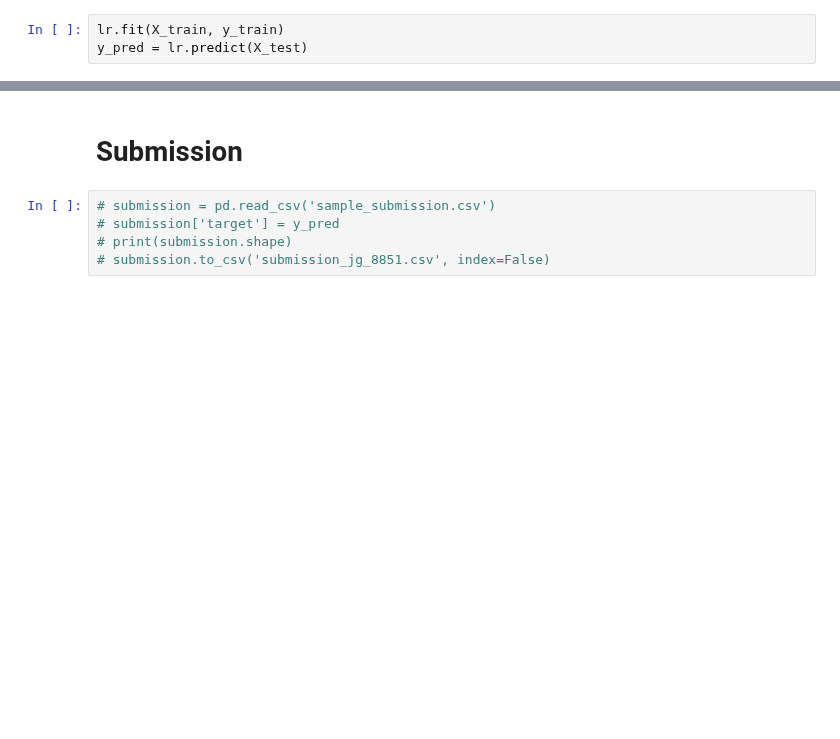
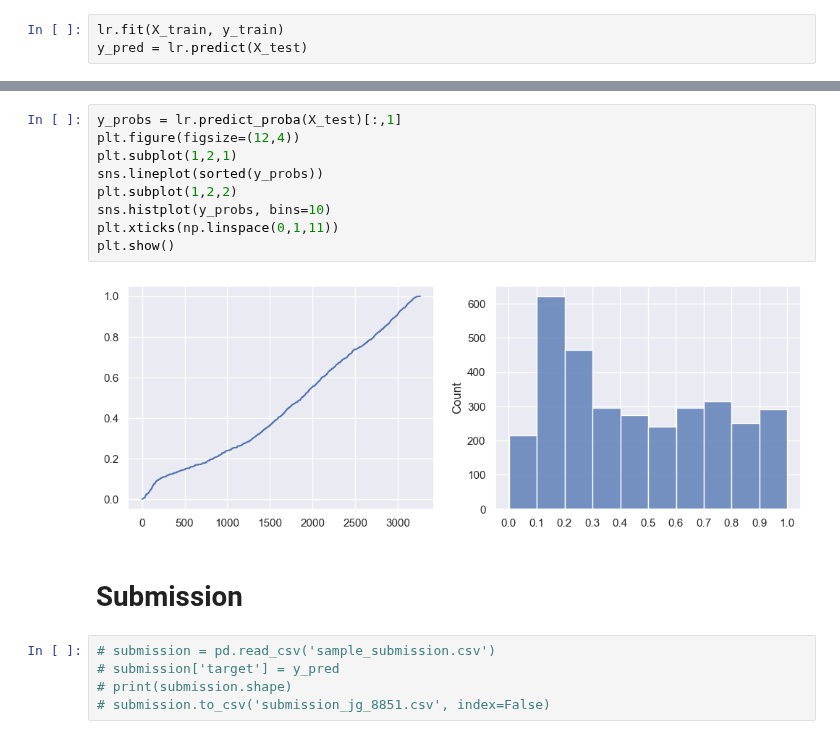
Before and after one commit to jamesdeluk/data-projects, a Jupyter notebook: Projects/nlp-with-disaster-tweets/disaster-tweets-nlp.ipynb, the cells around one changed output, grey strips where cells are left out. Saved outputs shown, nothing was run; the diff lists cells and outputs as text; blank space fills up the shorter version.

Commit message:
add predict_proba inc plots

```diff
--- a/Projects/nlp-with-disaster-tweets/disaster-tweets-nlp.ipynb
+++ b/Projects/nlp-with-disaster-tweets/disaster-tweets-nlp.ipynb
@@ -1032,3 +1024,14 @@ F1 score: 0.665
+# %%
+y_probs = lr.predict_proba(X_test)[:,1]
+plt.figure(figsize=(12,4))
+plt.subplot(1,2,1)
+sns.lineplot(sorted(y_probs))
+plt.subplot(1,2,2)
+sns.histplot(y_probs, bins=10)
+plt.xticks(np.linspace(0,1,11))
+plt.show()
+# %% [output]
+[figure, added]
 # %% [markdown]
 # Submission
 # %%
```
Also changed, not shown: parts of 8 cells of this notebook.
